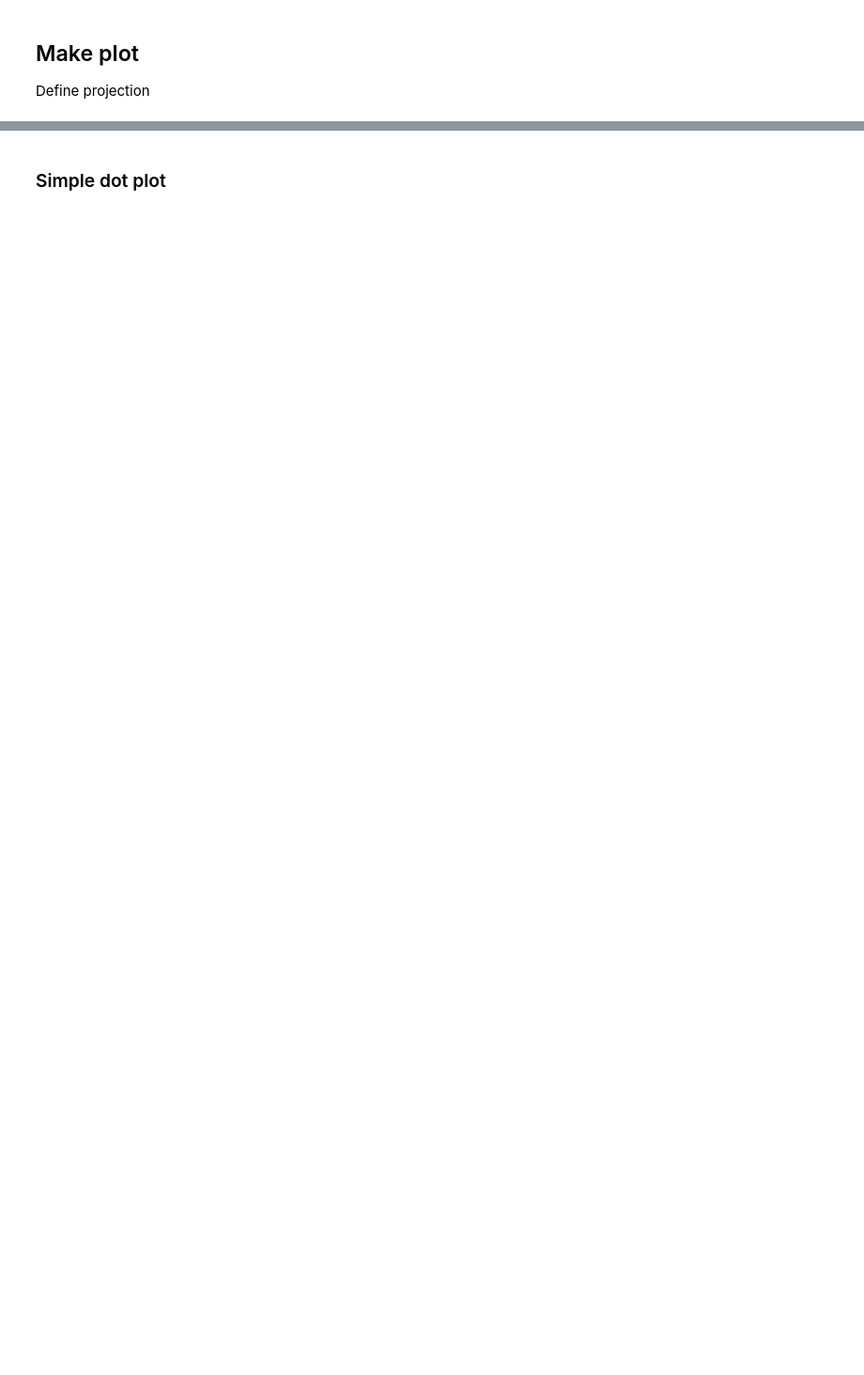
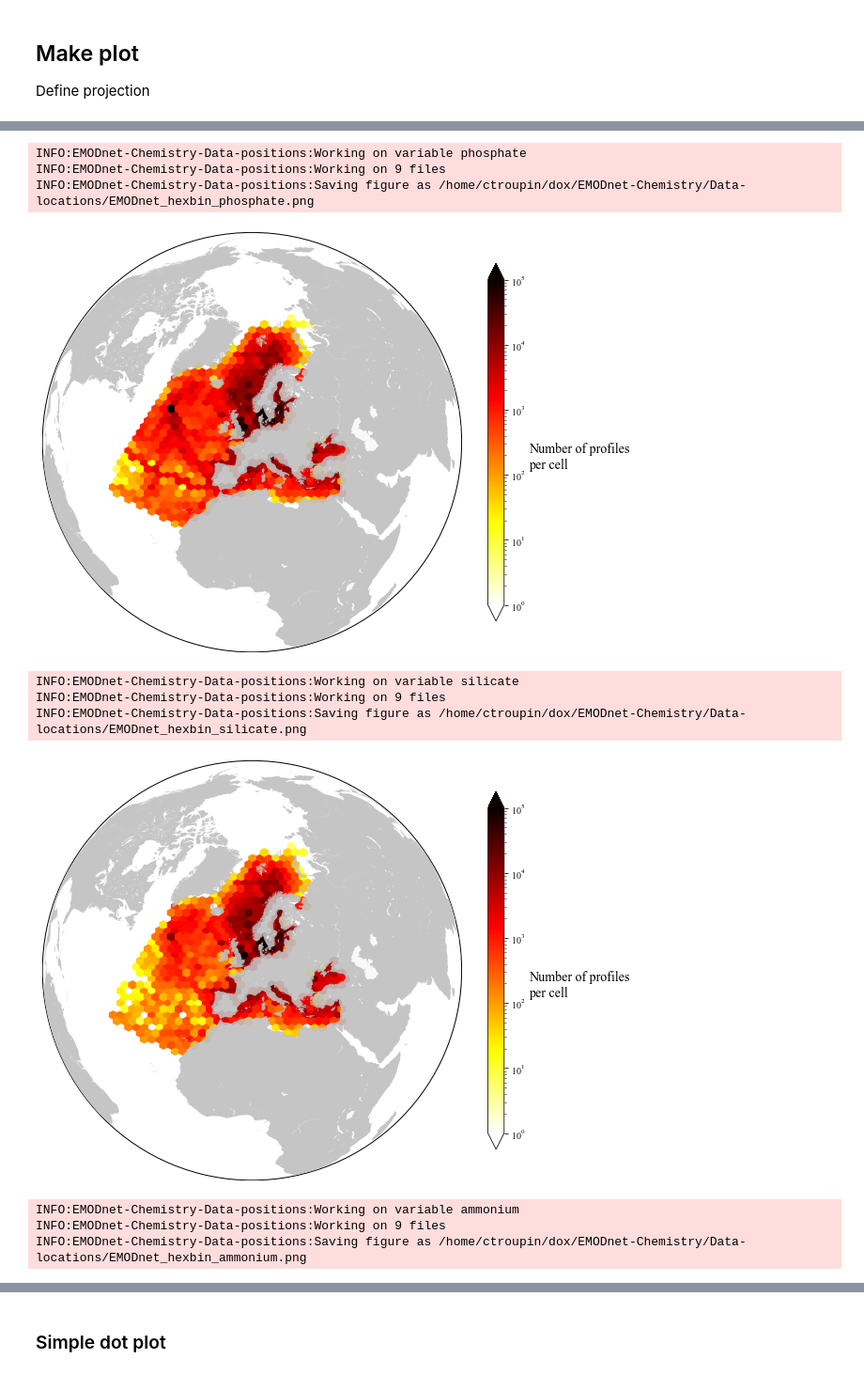
Before and after one commit to gher-uliege/EMODnet-Chemistry, a Jupyter notebook: python/plot_data_positions.ipynb, the cells around one changed output, grey strips where cells are left out. Shown at 94% size. Drawn from its saved outputs; the diff is of its cells as text; code cells hidden in the pictures; blank space fills up the shorter version.

```diff
--- a/python/plot_data_positions.ipynb
+++ b/python/plot_data_positions.ipynb
@@ -14,12 +14,6 @@ import warnings
 import matplotlib.cbook
 warnings.filterwarnings("ignore",category=matplotlib.cbook.mplDeprecation)
 # %%
-logger = logging.getLogger("EMODnet-Data")
+logger = logging.getLogger("EMODnet-Chemistry-Data-positions")
 logger.setLevel(logging.DEBUG)
 logging.info("Starting")
-# %%
-datadir = "/data/EMODnet/Chemistry/insitu/"
-figdir = "../figures/"
-datafilelist = sorted(glob.glob(os.path.join(datadir, "*utrophication*.nc")))
-nfiles = len(datafilelist)
-logger.info("Working on {} files".format(nfiles))
@@ -29,0 +22,8 @@ Define the 6 regions
+# %%
+datadir = "/data/EMODnet/Eutrophication/Split/"
+figdir = "/home/ctroupin/dox/EMODnet-Chemistry/Data-locations/"
+if not os.path.exists(figdir):
+    os.makedirs(figdir)
+
+varlist = ["phosphate", "silicate", "ammonium", "chlorophyll-a",
+           "dissolved_inorganic_nitrogen", "dissolved_oxygen"]
@@ -42,0 +50,26 @@ m = Basemap(projection='ortho',lon_0=5.,lat_0=45,resolution='c')
+# %%
+for varname in varlist:
+    logger.info("Working on variable {}".format(varname))
+    datafilelist = sorted(glob.glob(os.path.join(datadir, f"*{varname}*.nc")))
+    nfiles = len(datafilelist)
+    logger.info("Working on {} files".format(nfiles))
+
+    #figname = os.path.join(figdir, f"EMODnet_data_domains_{varname}.png")
+    #logger.info("Saving figure as {}".format(figname))
+    #plot_data_locations(datafilelist, figname)
+
+    figname = os.path.join(figdir, f"EMODnet_hexbin_{varname}.png")
+    logger.info("Saving figure as {}".format(figname))
+    plot_hexbin_datalocations(datafilelist, figname)
+# %% [output]
+INFO:EMODnet-Chemistry-Data-positions:Working on variable phosphate
+INFO:EMODnet-Chemistry-Data-positions:Working on 9 files
+INFO:EMODnet-Chemistry-Data-positions:Saving figure as /home/ctroupin/dox/EMODnet-Chemistry/Data-locations/EMODnet_hexbin_phosphate.png
+[figure, added]
+INFO:EMODnet-Chemistry-Data-positions:Working on variable silicate
+INFO:EMODnet-Chemistry-Data-positions:Working on 9 files
+INFO:EMODnet-Chemistry-Data-positions:Saving figure as /home/ctroupin/dox/EMODnet-Chemistry/Data-locations/EMODnet_hexbin_silicate.png
+[figure, added]
+INFO:EMODnet-Chemistry-Data-positions:Working on variable ammonium
+INFO:EMODnet-Chemistry-Data-positions:Working on 9 files
+INFO:EMODnet-Chemistry-Data-positions:Saving figure as /home/ctroupin/dox/EMODnet-Chemistry/Data-locations/EMODnet_hexbin_ammonium.png
```
Also changed, not shown: parts of 15 cells of this notebook, 1 other file.
